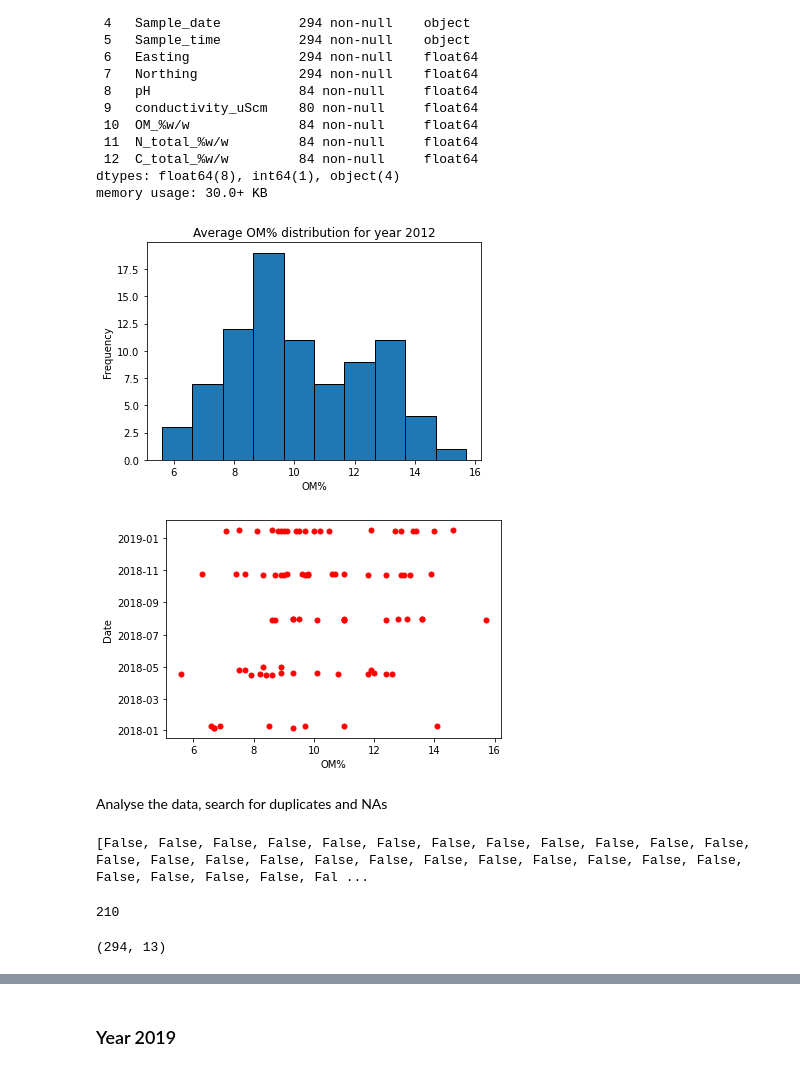
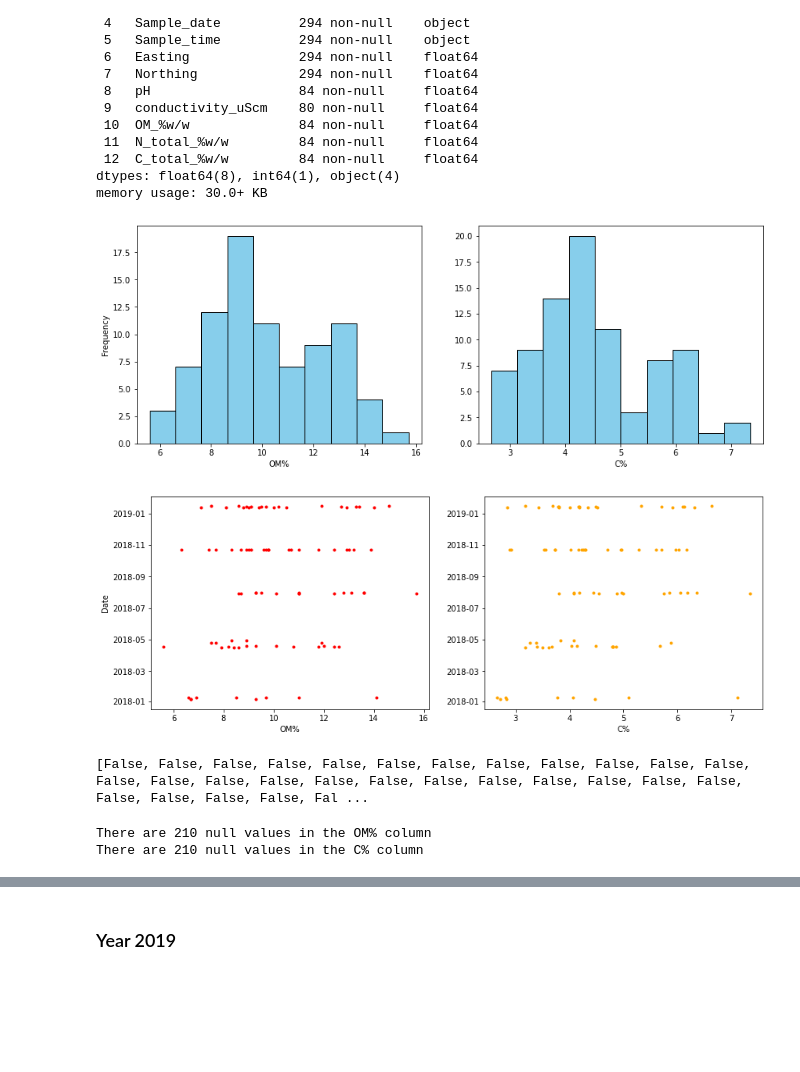
Before and after one commit to neli12/project-carbon-RR, a Jupyter notebook: First steps in analysing RR data.ipynb, the cells around one changed output, grey strips where cells are left out. Cells and saved outputs as stored; diff of their text form; code cells hidden in the pictures; blank space fills up the shorter version.

```diff
--- a/First steps in analysing RR data.ipynb
+++ b/First steps in analysing RR data.ipynb
@@ -415,24 +518,36 @@ memory usage: 30.0+ KB
 # Convert object to datetime
 field_2018['Sample_date'] = pd.to_datetime(field_2018['Sample_date'])
 # %%
-# Plot C% distribution
-field_2018['OM_%w/w'].plot(kind = 'hist', ec = 'black')
-plt.title('Average OM% distribution for year 2012')
+# Plot OM% and C% distribution
+plt.figure(figsize=(14,5))
+plt.subplot(1, 2, 1)
+field_2018['OM_%w/w'].plot(kind = 'hist', ec = 'black', color = 'skyblue')
 plt.xlabel('OM%')
 plt.ylabel('Frequency')
+
+plt.subplot(1, 2, 2)
+field_2018['C_total_%w/w'].plot(kind = 'hist', ec = 'black',color = 'skyblue')
+plt.xlabel('C%')
+plt.ylabel('')
 plt.show()
 # %% [output]
-[figure, old version]
+[figure, new version]
 # %%
-# Plot OM% by date
-plt.plot(field_2018['OM_%w/w'],field_2018['Sample_date'],  'o', color = 'red', markersize=5)
+# Plot samples per date
+plt.figure(figsize=(14,5))
+plt.subplot(1, 2, 1)
+plt.plot(field_2018['OM_%w/w'], field_2018['Sample_date'], 'o', color = 'red', markersize=3)
 plt.xlabel('OM%')
 plt.ylabel('Date')
+
+plt.subplot(1, 2, 2)
+plt.plot(field_2018['C_total_%w/w'], field_2018['Sample_date'], 'o', color = 'orange', markersize=3)
+plt.xlabel('C%')
+plt.ylabel('')
+
 plt.show()
 # %% [output]
-[figure, old version]
+[figure, new version]
-# %% [markdown]
-Analyse the data, search for duplicates and NAs
 # %%
 # Check duplicates
 bool_series_18 = field_2018[['Sample_date','Easting', 'Northing']].duplicated()
@@ -440,12 +555,14 @@ print(bool_series_18.tolist())
 # %% [output]
 [False, False, False, False, False, False, False, False, False, False, False, False, False, False, False, False, False, False, False, False, False, False, False, False, False, False, False, False, Fal ...
 # %%
-# Check NAs in C%
-field_2018['OM_%w/w'].isna().sum()
+# Check NAs in OM% and C%
+print('There are {} null values in the OM% column'.format(field_2018['OM_%w/w'].isna().sum()))
+print('There are {} null values in the C% column'.format(field_2018['C_total_%w/w'].isna().sum()))
 # %% [output]
-210
+There are 210 null values in the OM% column
+There are 210 null values in the C% column
 # %%
-field_2018.shape
+# Drop NAs
+field_2018.dropna(subset = 'OM_%w/w', inplace = True)
+field_2018.dropna(subset = 'C_total_%w/w', inplace = True)
-# %% [output]
-(294, 13)
 # %%
```
Also changed, not shown: parts of 107 cells of this notebook.
